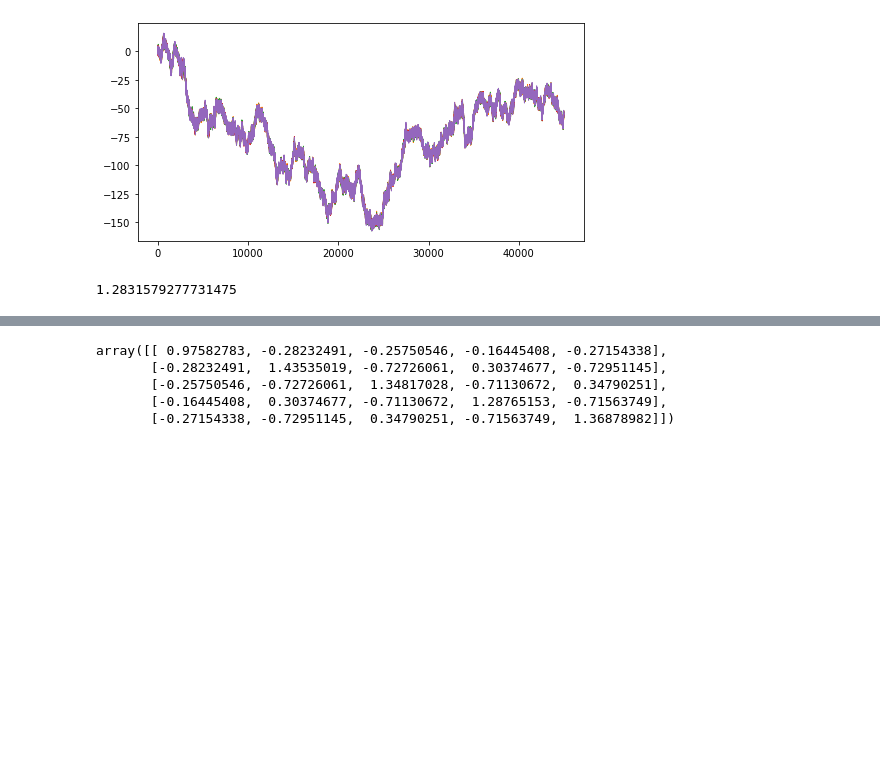
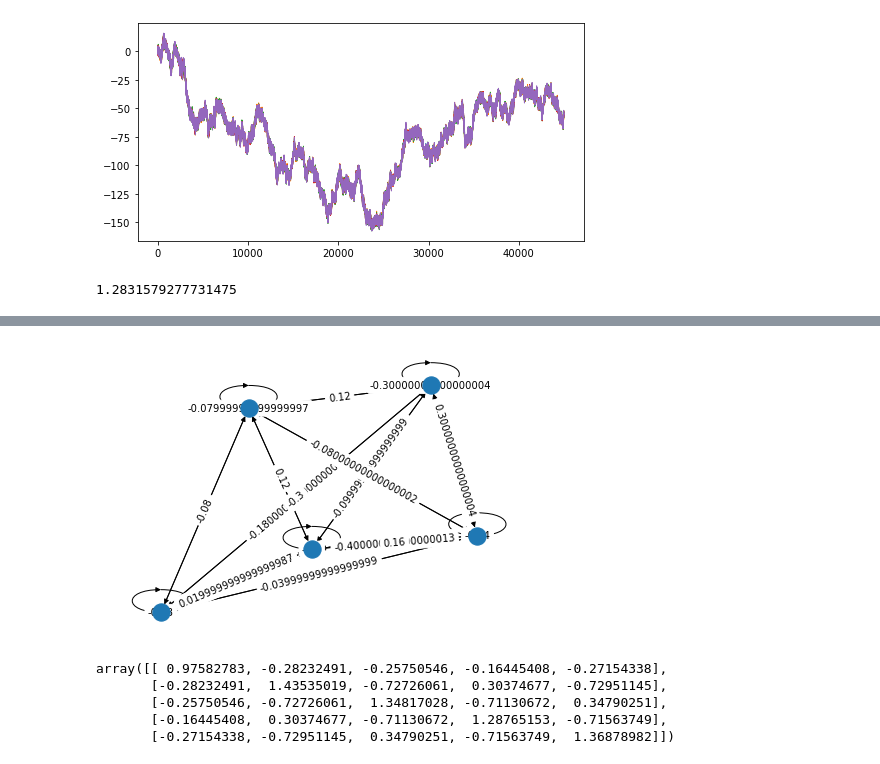
Before and after one commit to IsisChameleon/NetworkSyncCapstone, a Jupyter notebook: NetworkSigma.ipynb, the cells around one changed output, grey strips where cells are left out. Drawn from its saved outputs; the diff is of its cells as text; code cells hidden in the pictures; blank space fills up the shorter version.

```diff
--- a/NetworkSigma.ipynb
+++ b/NetworkSigma.ipynb
@@ -379,3 +379,5 @@ ax.plot(GP.Xs[:,0,4], lw=1)
 GP.sigma_2_analytical()
 # %% [output]
 1.2831579277731475
+# %%
+GProj = GP.projectedG()
@@ -382,3 +402,12 @@ GP.sigma_2_analytical()
+# %%
+layout = nx.spring_layout(GProj)
+nx.draw(GProj, layout)
+#nx.draw_networkx_edge_labels(G, pos=layout)
+labels = nx.get_edge_attributes(GProj, "weight")
+nx.draw_networkx_edge_labels(GProj, pos=layout, edge_labels=labels)
+plt.show()
+# %% [output]
+[figure, added]
 # %%
 GP.projectedCovarianceMatrix(GP.C)
 # %% [output]
```
Also changed, not shown: parts of 1 cell of this notebook, 11 other files.
